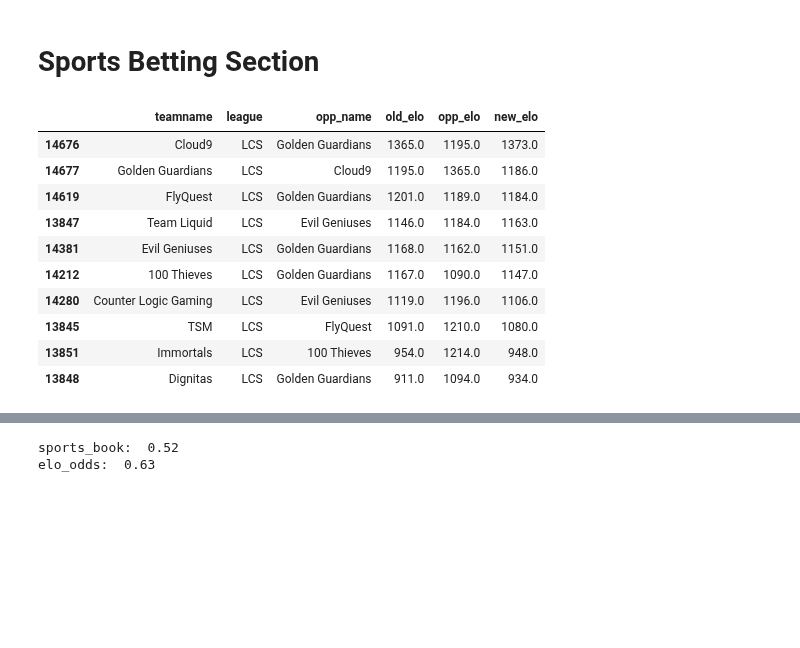
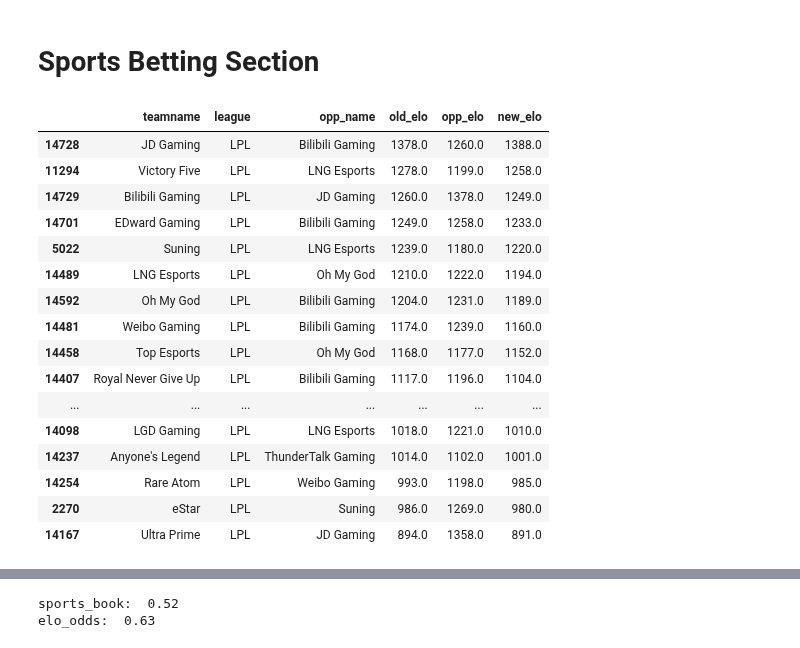
Before and after one commit to richie-p-meyer/league, a Jupyter notebook: scratch.ipynb, the cells around one changed output, grey strips where cells are left out. Cells and saved outputs as stored; diff of their text form; code cells hidden in the pictures; blank space fills up the shorter version.

```diff
--- a/scratch.ipynb
+++ b/scratch.ipynb
@@ -171,18 +171,24 @@ raw = pd.read_csv('raw.csv',index_col=0)
 current_elo = df[~df.teamname.duplicated(keep='last')]\
 [['teamname','league','opp_name','old_elo','opp_elo','new_elo']]
 # %%
-get_league("LCS")
+get_league("LPL")
 # %% [output]
 |  | teamname | league | opp_name | old_elo | opp_elo | new_elo |
-| 14676 | Cloud9 | LCS | Golden Guardians | 1365.0 | 1195.0 | 1373.0 |
-| 14677 | Golden Guardians | LCS | Cloud9 | 1195.0 | 1365.0 | 1186.0 |
-| 14619 | FlyQuest | LCS | Golden Guardians | 1201.0 | 1189.0 | 1184.0 |
-| 13847 | Team Liquid | LCS | Evil Geniuses | 1146.0 | 1184.0 | 1163.0 |
-| 14381 | Evil Geniuses | LCS | Golden Guardians | 1168.0 | 1162.0 | 1151.0 |
-| 14212 | 100 Thieves | LCS | Golden Guardians | 1167.0 | 1090.0 | 1147.0 |
-| 14280 | Counter Logic Gaming | LCS | Evil Geniuses | 1119.0 | 1196.0 | 1106.0 |
-| 13845 | TSM | LCS | FlyQuest | 1091.0 | 1210.0 | 1080.0 |
-| 13851 | Immortals | LCS | 100 Thieves | 954.0 | 1214.0 | 948.0 |
-| 13848 | Dignitas | LCS | Golden Guardians | 911.0 | 1094.0 | 934.0 |
+| 14728 | JD Gaming | LPL | Bilibili Gaming | 1378.0 | 1260.0 | 1388.0 |
+| 11294 | Victory Five | LPL | LNG Esports | 1278.0 | 1199.0 | 1258.0 |
+| 14729 | Bilibili Gaming | LPL | JD Gaming | 1260.0 | 1378.0 | 1249.0 |
+| 14701 | EDward Gaming | LPL | Bilibili Gaming | 1249.0 | 1258.0 | 1233.0 |
+| 5022 | Suning | LPL | LNG Esports | 1239.0 | 1180.0 | 1220.0 |
+| 14489 | LNG Esports | LPL | Oh My God | 1210.0 | 1222.0 | 1194.0 |
+| 14592 | Oh My God | LPL | Bilibili Gaming | 1204.0 | 1231.0 | 1189.0 |
+| 14481 | Weibo Gaming | LPL | Bilibili Gaming | 1174.0 | 1239.0 | 1160.0 |
+| 14458 | Top Esports | LPL | Oh My God | 1168.0 | 1177.0 | 1152.0 |
+| 14407 | Royal Never Give Up | LPL | Bilibili Gaming | 1117.0 | 1196.0 | 1104.0 |
+| ... | ... | ... | ... | ... | ... | ... |
+| 14098 | LGD Gaming | LPL | LNG Esports | 1018.0 | 1221.0 | 1010.0 |
+| 14237 | Anyone's Legend | LPL | ThunderTalk Gaming | 1014.0 | 1102.0 | 1001.0 |
+| 14254 | Rare Atom | LPL | Weibo Gaming | 993.0 | 1198.0 | 985.0 |
+| 2270 | eStar | LPL | Suning | 986.0 | 1269.0 | 980.0 |
+| 14167 | Ultra Prime | LPL | JD Gaming | 894.0 | 1358.0 | 891.0 |
 # %%
 #Input home and away teams with their odds and get back a df with the difference between betting odds and elo odds
```
Also changed, not shown: parts of 3 cells of this notebook.
